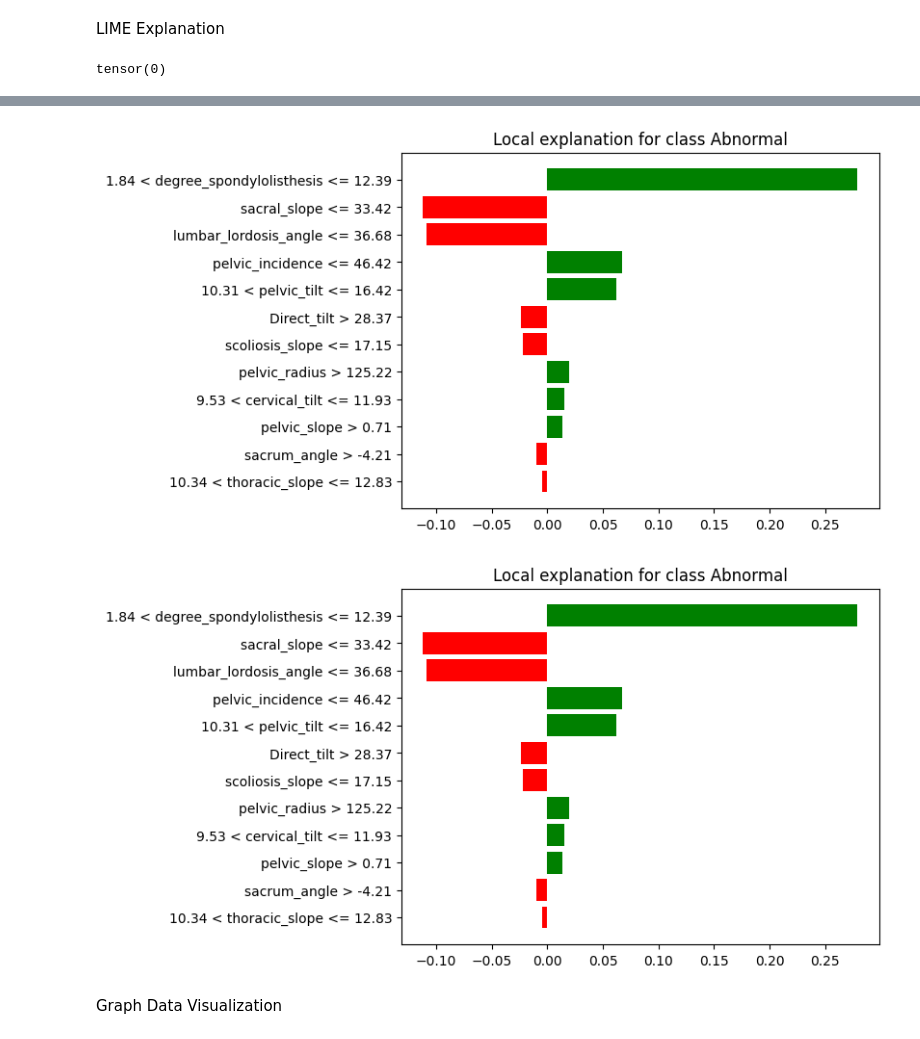
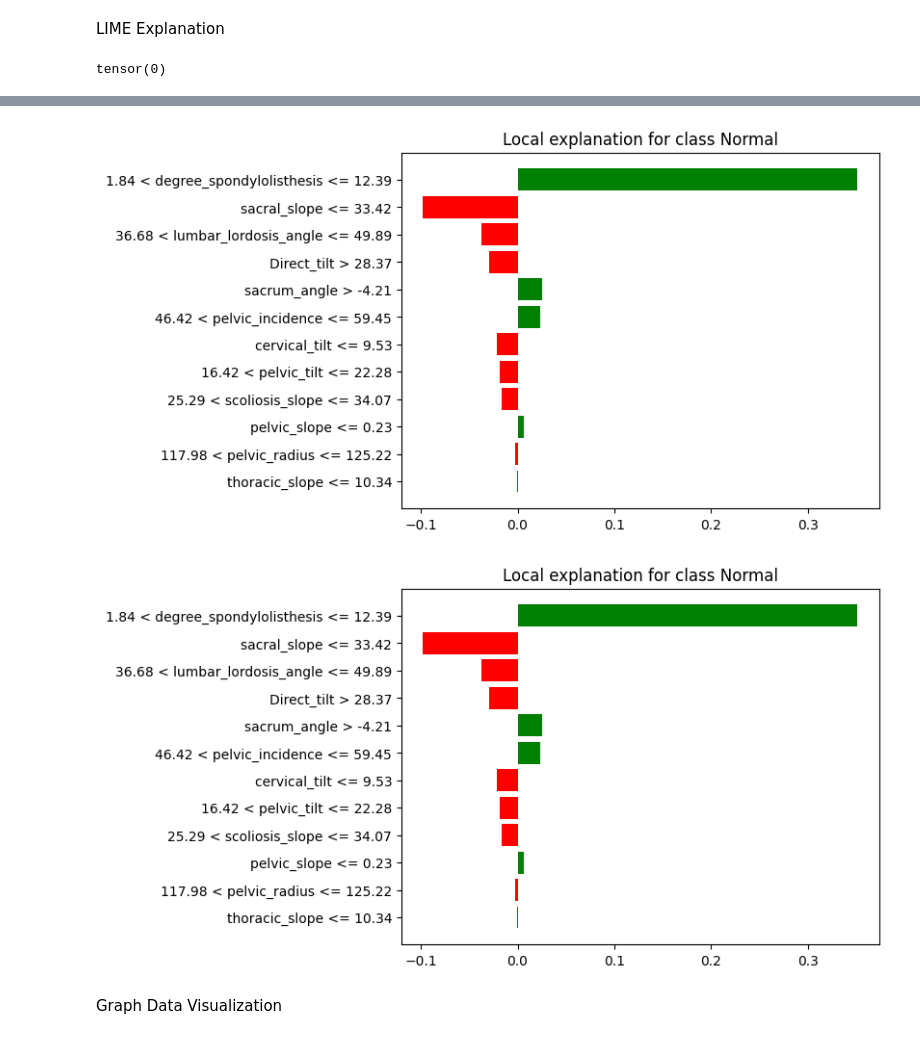
Before and after one commit to HarryYang0512/LowerBackPain, a Jupyter notebook: Advanced_GNN.ipynb, the cells around one changed output, grey strips where cells are left out. Drawn from its saved outputs; the diff is of its cells as text; code cells hidden in the pictures.

```diff
--- a/Advanced_GNN.ipynb
+++ b/Advanced_GNN.ipynb
@@ -405,36 +405,36 @@ LIME Explanation
 # Convert your torch model's prediction to work with LIME
 def gnn_predict_proba(data):
     # data here is expected to be a numpy array for compatibility with LIME
     data_tensor = torch.tensor(data, dtype=torch.float)
     edge_index = torch.tensor([[0],[0]], dtype=torch.long)
     output = model(Data(x=data_tensor, edge_index=edge_index))
     # Converting log probabilities to probabilities for LIME
     proba = F.softmax(output, dim=1).detach().numpy()
     return proba
 
 # Prepare the LIME explainer
 explainer = lime.lime_tabular.LimeTabularExplainer(
     training_data = X_train.numpy(),  # Ensure the data is float
     feature_names = ["pelvic_incidence", "pelvic_tilt", "lumbar_lordosis_angle", "sacral_slope", "pelvic_radius",
                      "degree_spondylolisthesis", "pelvic_slope", "Direct_tilt", "thoracic_slope", "cervical_tilt",
                      "sacrum_angle", "scoliosis_slope"],
-    class_names=['Normal', 'Abnormal'],
+    class_names=['Abnormal', 'Normal'],
     mode='classification'
 )
 
 # Choose an instance to explain
 i = np.random.randint(0, unknown_features.shape[0])
 print(unknown_labels[i])
 exp = explainer.explain_instance(unknown_features[i].numpy(), gnn_predict_proba, num_features = 12)
 
 # Display the explanation in the notebook
 exp.show_in_notebook(show_table=True, show_all=False)
 exp.as_pyplot_figure()
 # %% [output]
 tensor(0)
 [interactive output not drawn]
-[figure, old version]
+[figure, new version]
-[figure, old version]
+[figure, new version]
 # %% [markdown]
 Graph Data Visualization
 # %%
```
Also changed, not shown: parts of 4 cells of this notebook, 2 other files.
